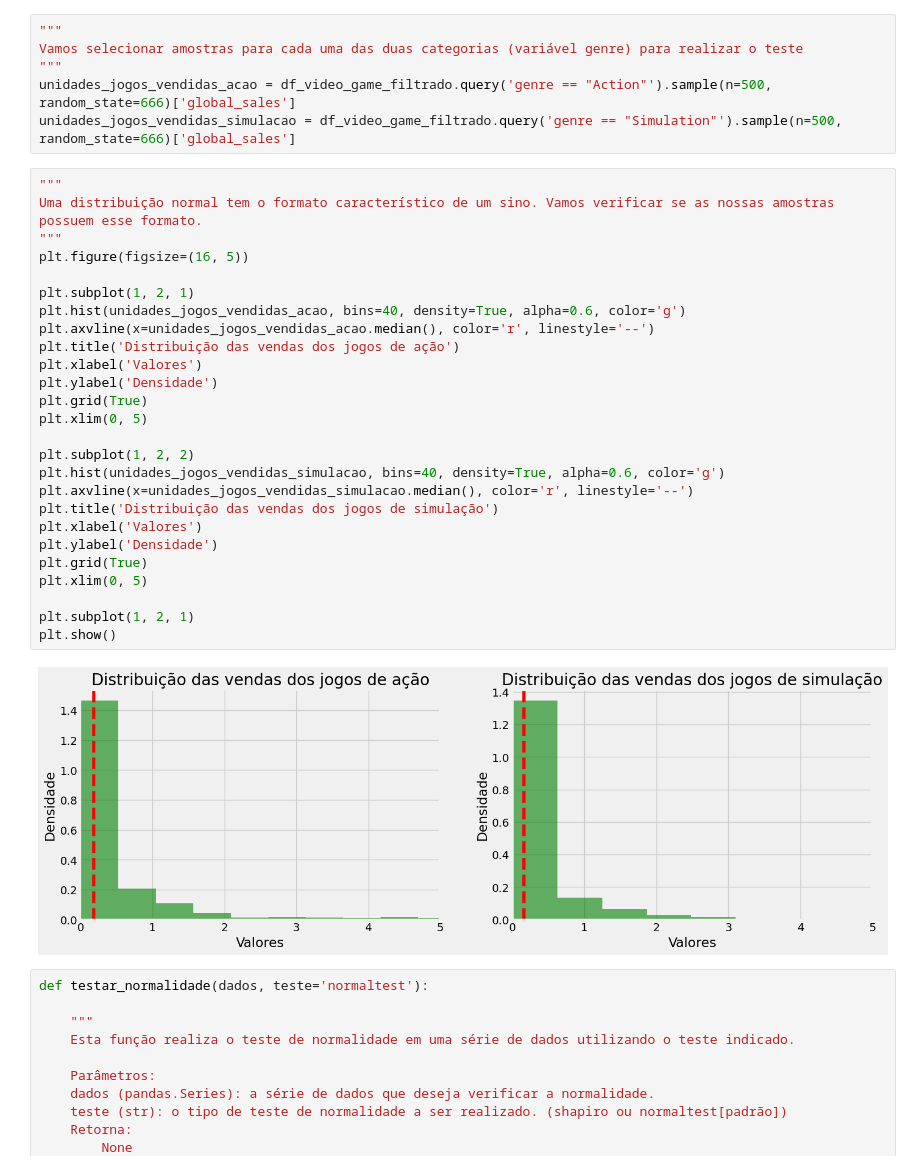
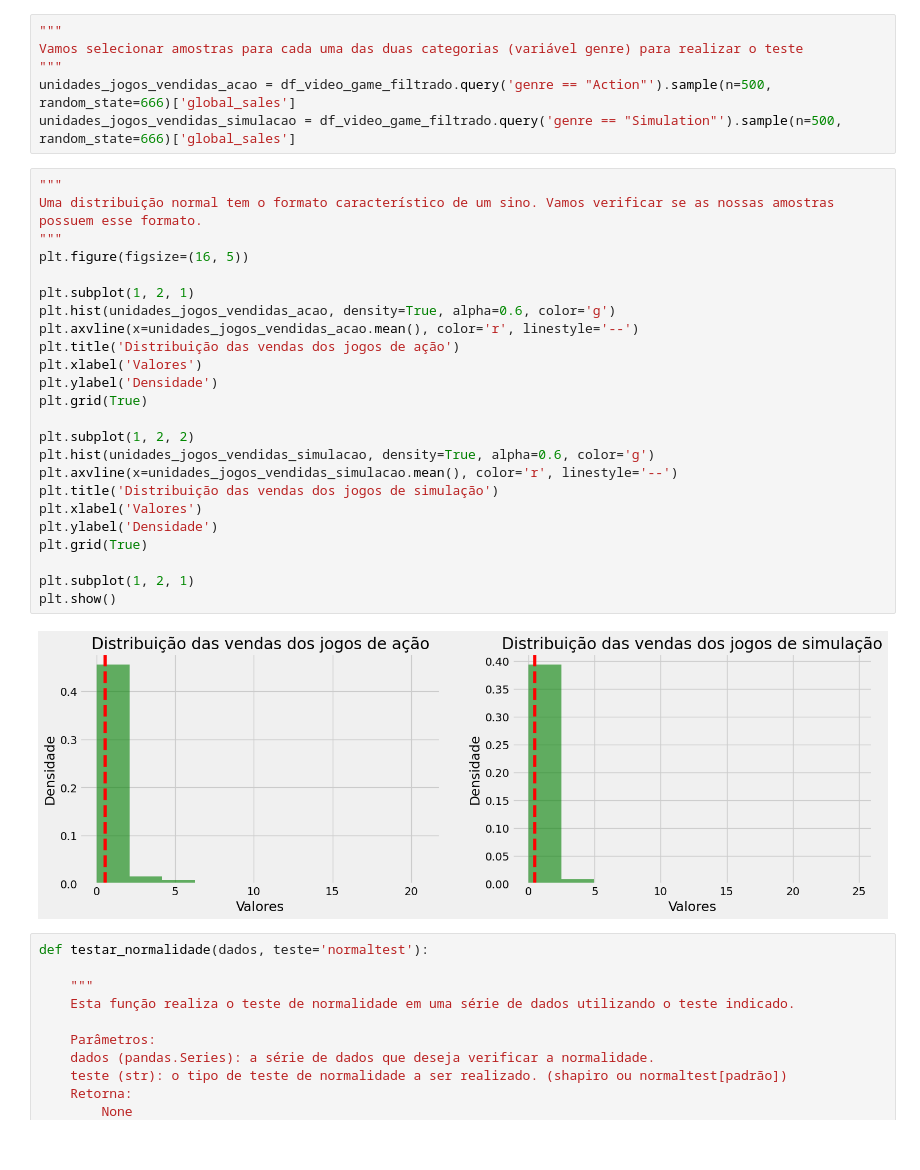
Before and after one commit to RayVilaca/Bootcamp-Data-Science-Ada, a Jupyter notebook: projetos-conclusao-modulo/modulo 4/projeto.ipynb, the cells around one changed output. Saved outputs shown, nothing was run; the diff lists cells and outputs as text.

```diff
--- a/projetos-conclusao-modulo/modulo 4/projeto.ipynb
+++ b/projetos-conclusao-modulo/modulo 4/projeto.ipynb
@@ -395,32 +485,30 @@ unidades_jogos_vendidas_simulacao = df_video_game_filtrado.query('genre == "Simu
 # %%
 """
 Uma distribuição normal tem o formato característico de um sino. Vamos verificar se as nossas amostras
 possuem esse formato.
 """
 plt.figure(figsize=(16, 5))
 
 plt.subplot(1, 2, 1)
-plt.hist(unidades_jogos_vendidas_acao, bins=40, density=True, alpha=0.6, color='g')
-plt.axvline(x=unidades_jogos_vendidas_acao.median(), color='r', linestyle='--')
+plt.hist(unidades_jogos_vendidas_acao, density=True, alpha=0.6, color='g')
+plt.axvline(x=unidades_jogos_vendidas_acao.mean(), color='r', linestyle='--')
 plt.title('Distribuição das vendas dos jogos de ação')
 plt.xlabel('Valores')
 plt.ylabel('Densidade')
 plt.grid(True)
-plt.xlim(0, 5)
 
 plt.subplot(1, 2, 2)
-plt.hist(unidades_jogos_vendidas_simulacao, bins=40, density=True, alpha=0.6, color='g')
-plt.axvline(x=unidades_jogos_vendidas_simulacao.median(), color='r', linestyle='--')
+plt.hist(unidades_jogos_vendidas_simulacao, density=True, alpha=0.6, color='g')
+plt.axvline(x=unidades_jogos_vendidas_simulacao.mean(), color='r', linestyle='--')
 plt.title('Distribuição das vendas dos jogos de simulação')
 plt.xlabel('Valores')
 plt.ylabel('Densidade')
 plt.grid(True)
-plt.xlim(0, 5)
 
 plt.subplot(1, 2, 1)
 plt.show()
 # %% [output]
-[figure, old version]
+[figure, new version]
 # %%
 def testar_normalidade(dados, teste='normaltest'):
 
```
Also changed, not shown: parts of 18 cells of this notebook.
